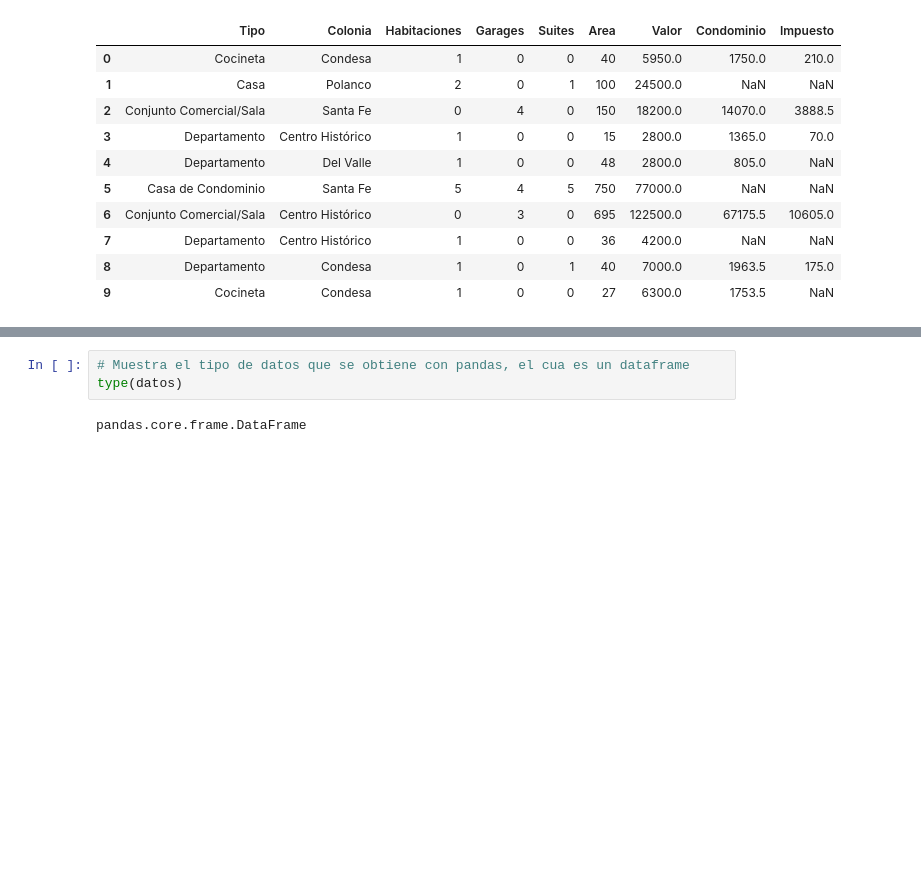
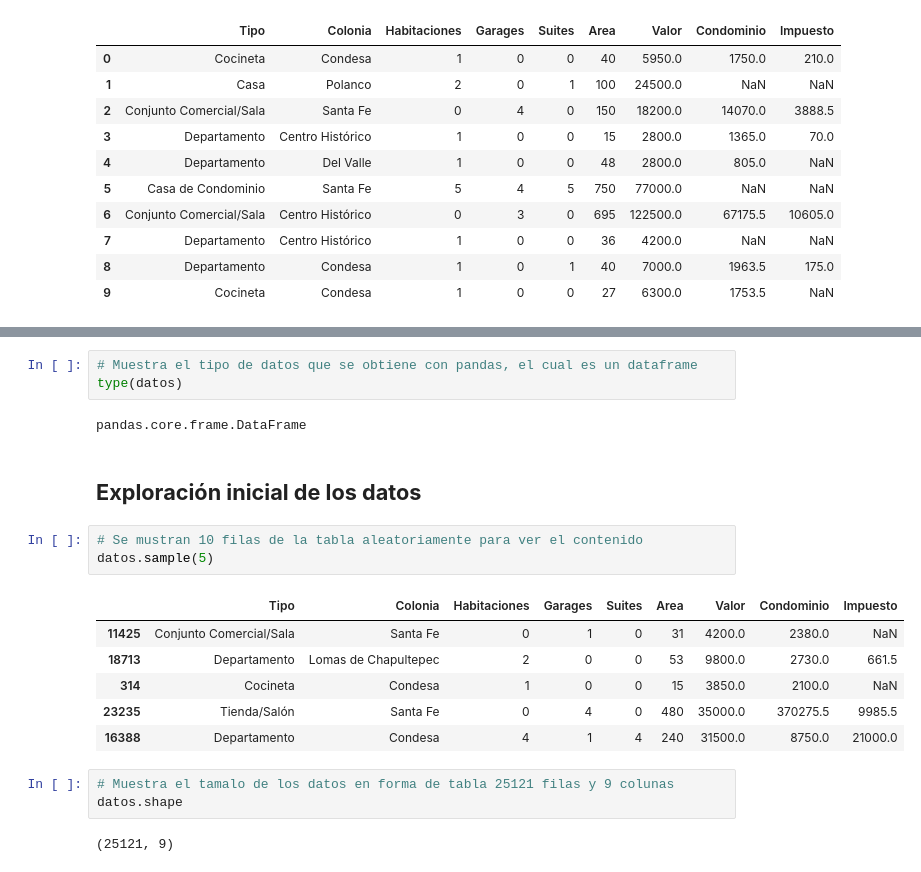
Before and after one commit to OctavioPinoRosas/CursoAlura_DataScience, a Jupyter notebook: Pandas/inmuebles_cdmx.ipynb, the cells around one changed output, grey strips where cells are left out. Drawn from its saved outputs; the diff is of its cells as text; blank space fills up the shorter version.

```diff
--- a/Pandas/inmuebles_cdmx.ipynb
+++ b/Pandas/inmuebles_cdmx.ipynb
@@ -111,5 +111,22 @@ datos.sample(10)
 # %%
-# Muestra el tipo de datos que se obtiene con pandas, el cua es un dataframe
+# Muestra el tipo de datos que se obtiene con pandas, el cual es un dataframe
 type(datos)
 # %% [output]
 pandas.core.frame.DataFrame
+# %% [markdown]
+## **Exploración inicial de los datos**
+# %%
+# Se mustran 10 filas de la tabla aleatoriamente para ver el contenido
+datos.sample(5)
+# %% [output]
+|  | Tipo | Colonia | Habitaciones | Garages | Suites | Area | Valor | Condominio | Impuesto |
+| 11425 | Conjunto Comercial/Sala | Santa Fe | 0 | 1 | 0 | 31 | 4200.0 | 2380.0 | NaN |
+| 18713 | Departamento | Lomas de Chapultepec | 2 | 0 | 0 | 53 | 9800.0 | 2730.0 | 661.5 |
+| 314 | Cocineta | Condesa | 1 | 0 | 0 | 15 | 3850.0 | 2100.0 | NaN |
+| 23235 | Tienda/Salón | Santa Fe | 0 | 4 | 0 | 480 | 35000.0 | 370275.5 | 9985.5 |
+| 16388 | Departamento | Condesa | 4 | 1 | 4 | 240 | 31500.0 | 8750.0 | 21000.0 |
+# %%
+# Muestra el tamalo de los datos en forma de tabla 25121 filas y 9 colunas
+datos.shape
+# %% [output]
+(25121, 9)
```
Also changed, not shown: parts of 5 cells of this notebook.
